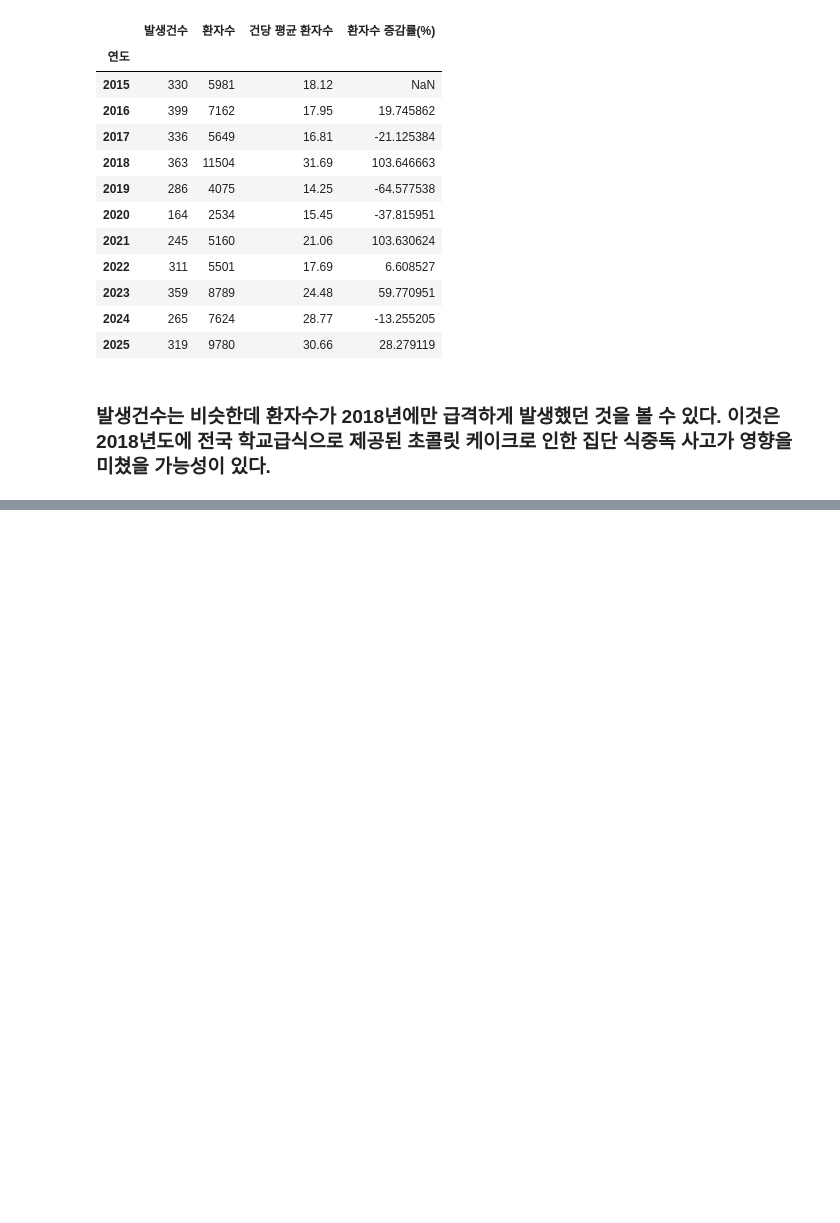
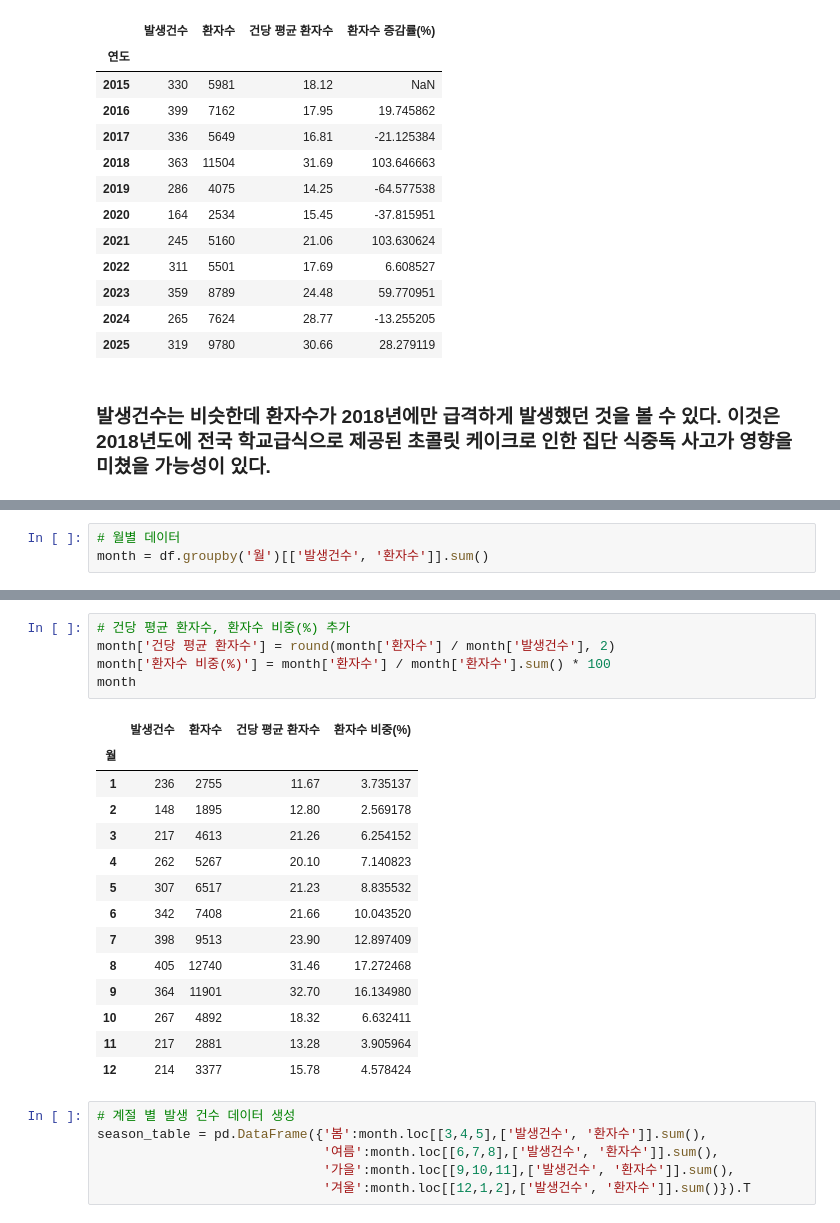
Before and after one commit to mental-18/food-poisoning-analysis, a Jupyter notebook: notebooks/data_analysis.ipynb, the cells around one changed output, grey strips where cells are left out. Drawn from its saved outputs; the diff is of its cells as text; blank space fills up the shorter version.

```diff
--- a/notebooks/data_analysis.ipynb
+++ b/notebooks/data_analysis.ipynb
@@ -202,0 +205,3 @@ year
+# %%
+# 월별 데이터
+month = df.groupby('월')[['발생건수', '환자수']].sum()
@@ -202,0 +223,26 @@ year
+# %%
+# 건당 평균 환자수, 환자수 비중(%) 추가
+month['건당 평균 환자수'] = round(month['환자수'] / month['발생건수'], 2)
+month['환자수 비중(%)'] = month['환자수'] / month['환자수'].sum() * 100
+month
+# %% [output]
+|  | 발생건수 | 환자수 | 건당 평균 환자수 | 환자수 비중(%) |
+| 월 |  |  |  |  |
+| 1 | 236 | 2755 | 11.67 | 3.735137 |
+| 2 | 148 | 1895 | 12.80 | 2.569178 |
+| 3 | 217 | 4613 | 21.26 | 6.254152 |
+| 4 | 262 | 5267 | 20.10 | 7.140823 |
+| 5 | 307 | 6517 | 21.23 | 8.835532 |
+| 6 | 342 | 7408 | 21.66 | 10.043520 |
+| 7 | 398 | 9513 | 23.90 | 12.897409 |
+| 8 | 405 | 12740 | 31.46 | 17.272468 |
+| 9 | 364 | 11901 | 32.70 | 16.134980 |
+| 10 | 267 | 4892 | 18.32 | 6.632411 |
+| 11 | 217 | 2881 | 13.28 | 3.905964 |
+| 12 | 214 | 3377 | 15.78 | 4.578424 |
+# %%
+# 계절 별 발생 건수 데이터 생성
+season_table = pd.DataFrame({'봄':month.loc[[3,4,5],['발생건수', '환자수']].sum(),
+                             '여름':month.loc[[6,7,8],['발생건수', '환자수']].sum(),
+                             '가을':month.loc[[9,10,11],['발생건수', '환자수']].sum(),
+                             '겨울':month.loc[[12,1,2],['발생건수', '환자수']].sum()}).T
```
Also changed, not shown: parts of 5 cells of this notebook.
